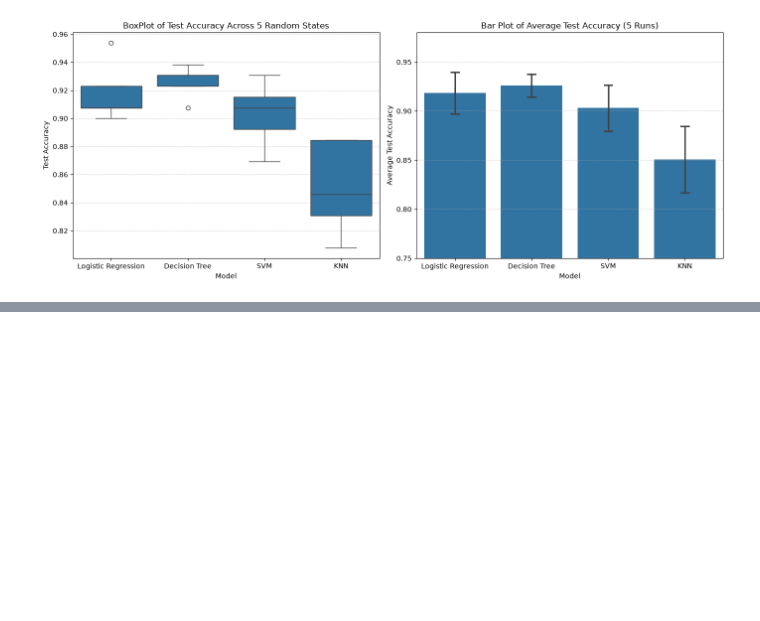
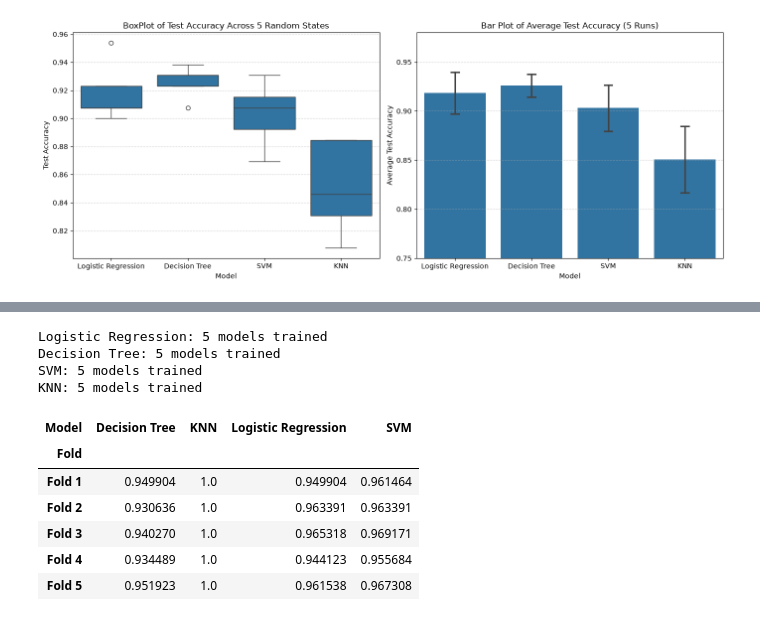
Before and after one commit to azelarabchakour/Data-science-assignments, a Jupyter notebook: Assignment-1/Code/Problem1-Classification.ipynb, the cells around one changed output, grey strips where cells are left out. Saved outputs shown, nothing was run; the diff lists cells and outputs as text; code cells hidden in the pictures; blank space fills up the shorter version.

```diff
--- a/Assignment-1/Code/Problem1-Classification.ipynb
+++ b/Assignment-1/Code/Problem1-Classification.ipynb
@@ -394,0 +614,69 @@ plt.show()
+# %%
+# 2) Build 5 models for each of the ML methods, each time taking one dataset as a testset and joint remaining
+# datasets as a training set. Use the best hyper-parameter values for each model found in task 2.
+
+# Prepare containers to store the 5 trained models per method and their accuracy scores
+trained_kfold_models = {
+    'Logistic Regression': [],
+    'Decision Tree': [],
+    'SVM': [],
+    'KNN': []
+}
+fold_records = []
+
+# Loop through the 5 disjoint splits generated by KFold
+for fold, (train_idx, test_idx) in enumerate(kf.split(X_encoded), start=1):
+    # 1. Extract training (4 subsets joined) and testing (1 subset) data for this fold
+    X_tr_fold = X_encoded.iloc[train_idx]
+    X_te_fold = X_encoded.iloc[test_idx]
+    Y_tr_fold = Y_encoded[train_idx]
+    Y_te_fold = Y_encoded[test_idx]
+
+    # 2. Scale features strictly inside each fold to prevent data leakage
+    scaler = MinMaxScaler()
+    X_tr_fold_sc = scaler.fit_transform(X_tr_fold)
+    X_te_fold_sc = scaler.transform(X_te_fold)
+
+    # 3. Initialize the 4 models using the optimal hyperparameters from Task 2.4
+    opt_models_fold = {
+        'Logistic Regression': LogisticRegression(C=100, max_iter=1000),
+        'Decision Tree': DecisionTreeClassifier(max_depth=3, min_samples_split=2, random_state=42),
+        'SVM': SVC(C=100, kernel='linear'),
+        'KNN': KNeighborsClassifier(n_neighbors=11, weights='distance')
+    }
+
+    # 4. Fit each model on the current fold's training set and save the results
+    for name, model in opt_models_fold.items():
+        model.fit(X_tr_fold_sc, Y_tr_fold)
+        trained_kfold_models[name].append(model)
+
+        tr_acc = accuracy_score(Y_tr_fold, model.predict(X_tr_fold_sc))
+        te_acc = accuracy_score(Y_te_fold, model.predict(X_te_fold_sc))
+
+        fold_records.append({
+            'Fold': f"Fold {fold}",
+            'Model': name,
+            'Train_Accuracy': tr_acc,
+            'Test_Accuracy': te_acc
+        })
+
+# Verify that 5 models were built for each ML method
+for name, model_list in trained_kfold_models.items():
+    print(f"{name}: {len(model_list)} models trained")
+
+# Convert records into a DataFrame and preview Training Accuracy across folds
+fold_df = pd.DataFrame(fold_records)
+pivot_kfold_train = fold_df.pivot(index='Fold', columns='Model', values='Train_Accuracy')
+display(pivot_kfold_train)
+# %% [output]
+Logistic Regression: 5 models trained
+Decision Tree: 5 models trained
+SVM: 5 models trained
+KNN: 5 models trained
+| Model | Decision Tree | KNN | Logistic Regression | SVM |
+| Fold |  |  |  |  |
+| Fold 1 | 0.949904 | 1.0 | 0.949904 | 0.961464 |
+| Fold 2 | 0.930636 | 1.0 | 0.963391 | 0.963391 |
+| Fold 3 | 0.940270 | 1.0 | 0.965318 | 0.969171 |
+| Fold 4 | 0.934489 | 1.0 | 0.944123 | 0.955684 |
+| Fold 5 | 0.951923 | 1.0 | 0.961538 | 0.967308 |
```
Also changed, not shown: parts of 20 cells of this notebook, 1 other file.
